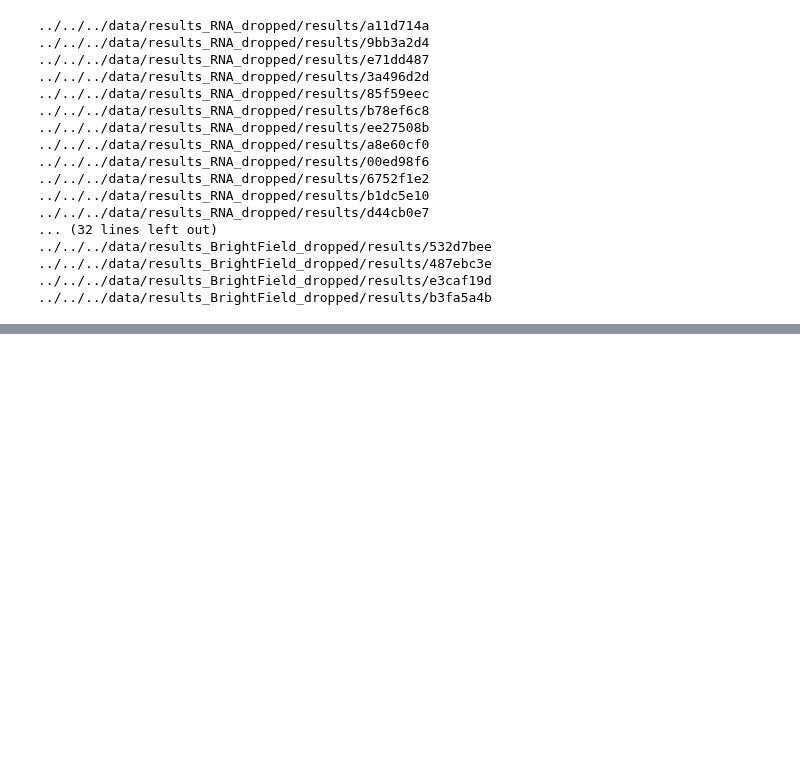
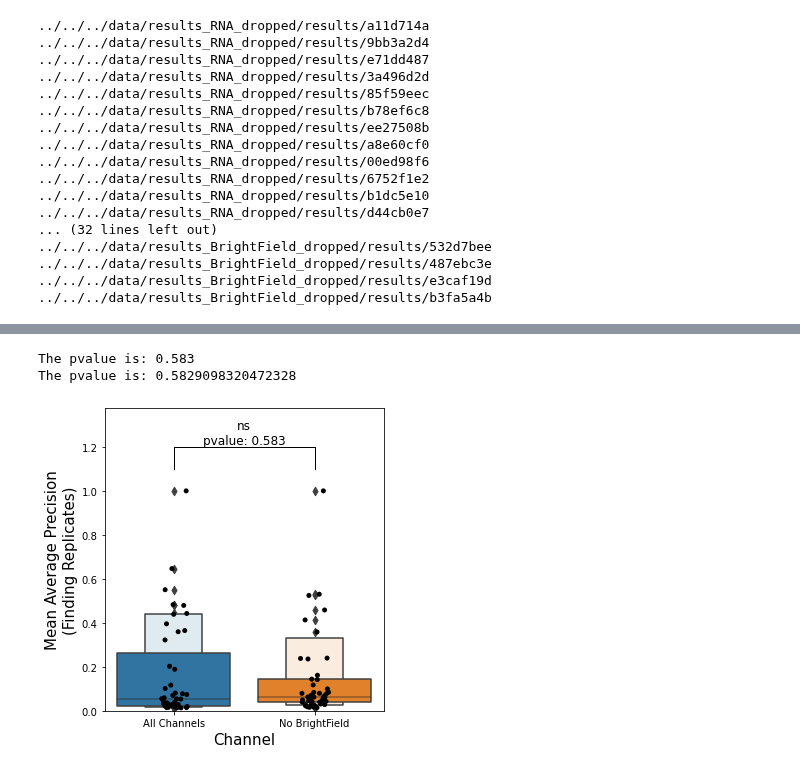
Before and after one commit to jump-cellpainting/jump-scope-analysis, a Jupyter notebook: notebooks/figures/supplementary/FigureS10.ipynb, the cells around one changed output, grey strips where cells are left out. Cells and saved outputs as stored; diff of their text form; code cells hidden in the pictures; blank space fills up the shorter version.

```diff
--- a/notebooks/figures/supplementary/FigureS10.ipynb
+++ b/notebooks/figures/supplementary/FigureS10.ipynb
@@ -367,0 +379,29 @@ The pvalue is: 0.9807641426189644
+# %%
+metric_type = "non_rep"
+x = "dropout"
+y = "sim_retrieval_average_precision_i_mean_i"
+
+plot_df = all_df[
+    (~all_df["Batch"].str.contains("siteSub"))
+]
+
+plot_df = plot_df[plot_df["metric_type"] == metric_type].groupby(["Metadata_moa", x]).mean().reset_index()
+
+fig, ax = plt.subplots(figsize=(5,5))
+
+plot = utilssphering.plot_two_distributions(
+    plot_df,
+    x,
+    y,
+    xlabel="Channel",
+    ylabel="Mean Average Precision\n(Finding Replicates)",
+    include_pval=True,
+    ax=ax,
+    fig=fig
+)
+
+plot.savefig("(S10B)-mAP_matches-brightfield-drop.png", dpi=300)
+# %% [output]
+The pvalue is: 0.583
+The pvalue is: 0.5829098320472328
+[figure, added]
```
Also changed, not shown: parts of 5 cells of this notebook.
